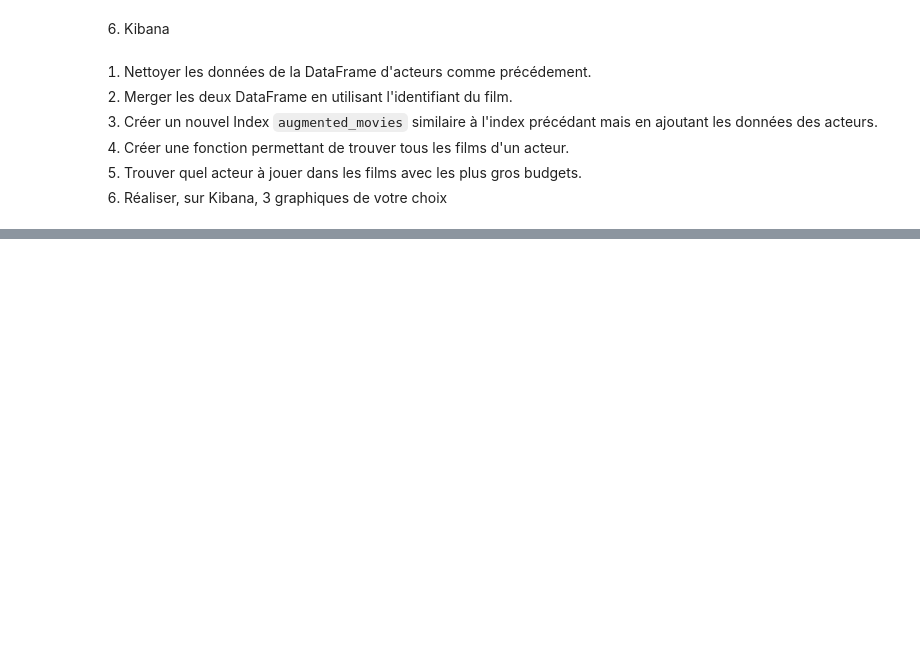
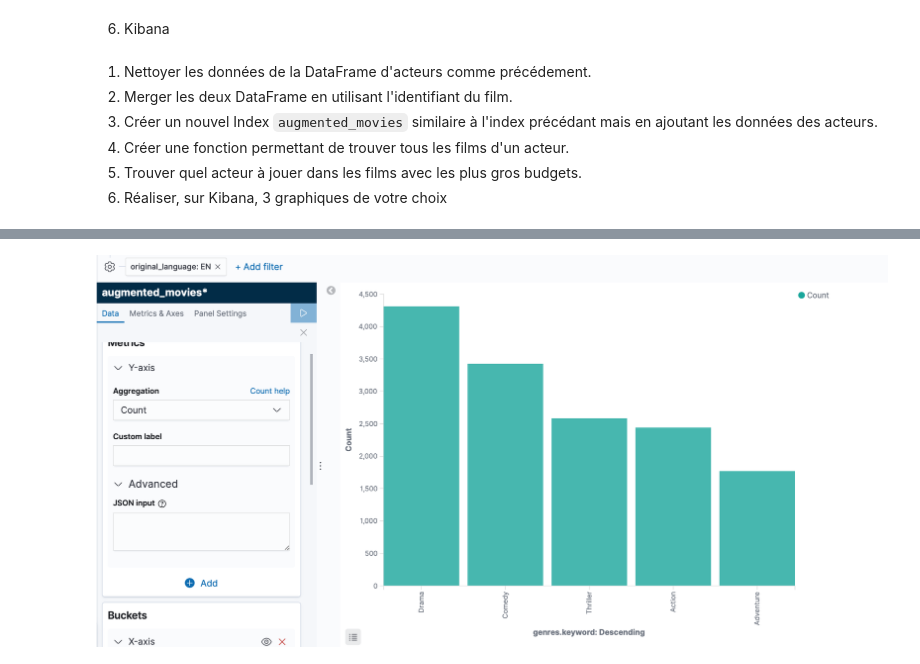
Before and after one commit to Marjolaine-Claret/DataEngineerTools, a Jupyter notebook: 5ElasticSearch/Introduction.ipynb, the cells around one changed output, grey strips where cells are left out. Cells and saved outputs as stored; diff of their text form; code cells hidden in the pictures; blank space fills up the shorter version.

```diff
--- a/5ElasticSearch/Introduction.ipynb
+++ b/5ElasticSearch/Introduction.ipynb
@@ -697,0 +682,4 @@ from IPython.display import Image
+# %%
+Image("./img/genres_fr.png")
+# %% [output]
+[figure, added]
```
Also changed, not shown: parts of 3 cells of this notebook, 5 other files.
